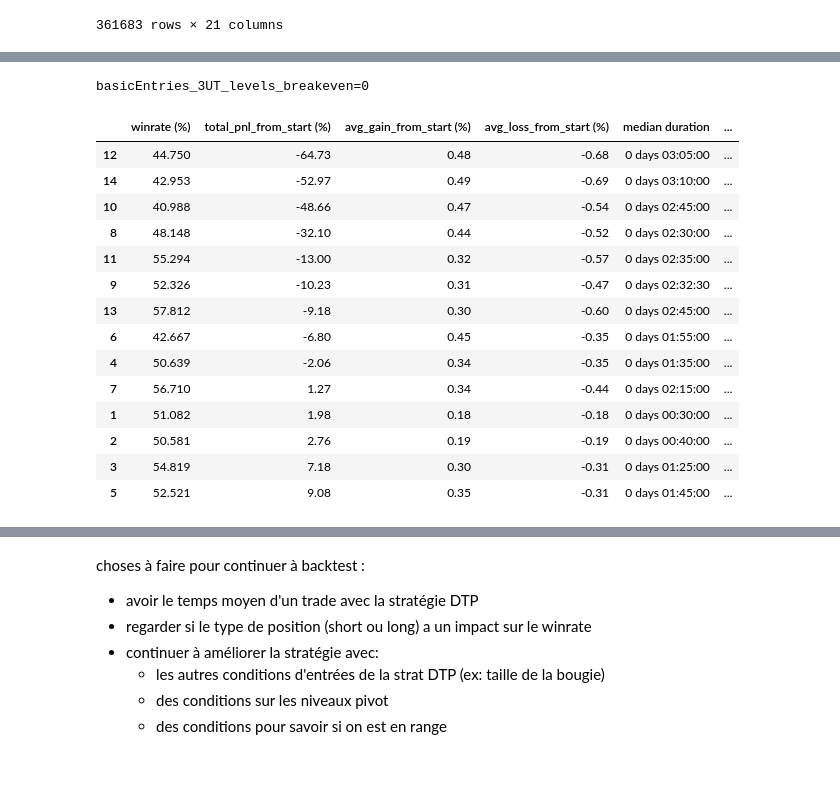
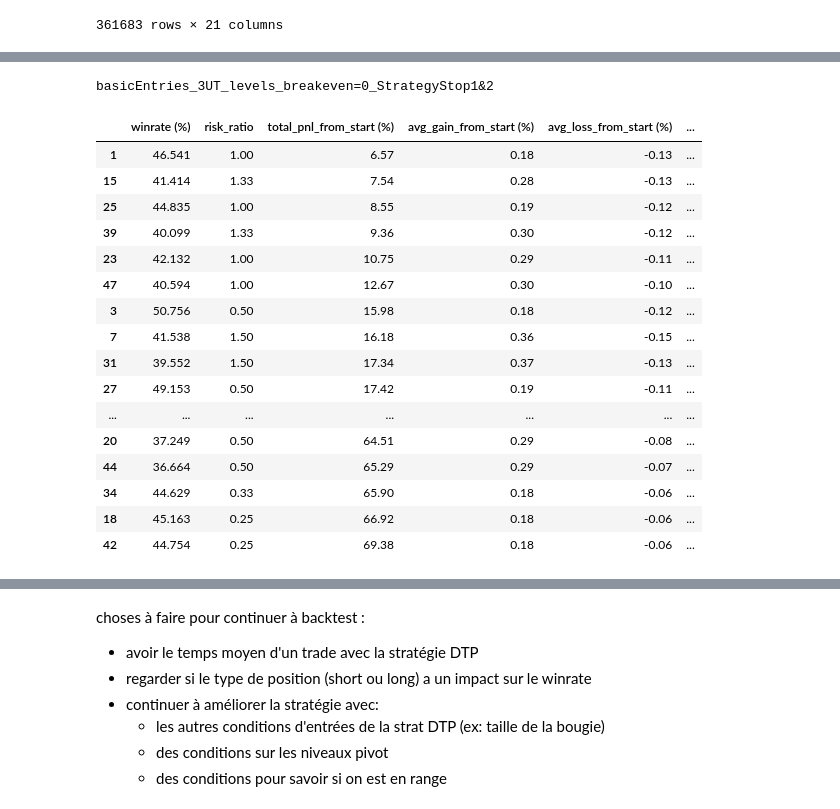
Before and after one commit to tessanix/Backtest_Trading, a Jupyter notebook: strategies_backtest.ipynb, the cells around one changed output, grey strips where cells are left out. Saved outputs shown, nothing was run; the diff lists cells and outputs as text; code cells hidden in the pictures; blank space fills up the shorter version.

```diff
--- a/strategies_backtest.ipynb
+++ b/strategies_backtest.ipynb
@@ -123,30 +123,32 @@ df_M5
 # %%
 import strategy_runner
 from strategies.DTP_Strategy import DTP
+from datetime import datetime
 pd.options.mode.chained_assignment = None  # default='warn'
 
 trades_database = {}
 
 params = {
-    # "times_below_breakeven_treshold": [2,3],
+    "stopMethods": [2], # [1, 2],
     "slInTicks": [25,50,75,100],
-    "tpInTicks": [25,50,75,100, 120],
+    "tpInTicks": [25,50,75,100],
     "onlyUSSession": [True, False]
 }
-use3UT = True
-times_below_breakeven_treshold = 0 # if == 0 => pas de breakeven durant les trades
+use3UT = False
 useAllEntryPoints = False
 
-strategy = DTP(df_M5[0:350_000], use3UT, useAllEntryPoints)
+strategy = DTP(df_M5[:350_000], use3UT, useAllEntryPoints)
 iteration = 1
-for sl in params["slInTicks"]:
-    # for b in params["times_below_breakeven_treshold"]:
+for sm in params["stopMethods"]:
+    for sl in params["slInTicks"]:
         for tp in params["tpInTicks"]:
             for onlyUSSession in params["onlyUSSession"]:
-                if sl <= tp and tp/sl < 1.6: # On ne veut que des trade avec un risk ratio >= à 1
-                    title = f'sl: {sl}, tp: {tp}, US_hours_only: {onlyUSSession}'
-                    print(f'iteration n°{iteration}, parameters: {title}')
-                    trades = strategy_runner.strategyLoop(strategy, sl, tp, onlyUSSession, times_below_breakeven_treshold)
-                    trades_database[iteration] = [trades, sl, tp, onlyUSSession]
+                if tp/sl < 1.6: # On ne veut que des trade avec un risk ratio >= à 1
+                    start_time = datetime.now()
+                    print(f'parameters: sl={sl}, tp={tp}, US_hours_only={onlyUSSession}, sm={sm} are being tested...')
+                    trades = strategy_runner.strategyLoop(strategy, sl, tp, onlyUSSession, stopMethod=sm)
+                    trades_database[iteration] = [trades, sl, tp, onlyUSSession, sm]
+                    end_time = datetime.now()
+                    print(f'iteration n°{iteration} finished in {end_time-start_time}')
                     iteration+=1
 # %% [output]
@@ -180,4 +185,4 @@ save_object(trades_database, 'trade_datas/basicEntries_3UT_levels_breakeven=0_St
 # %%
-trades_database2 = load_object('trade_datas/basicEntries_3UT_levels_breakeven=2.pkl')
+trades_database = load_object('trade_datas/basicEntries_3UT_levels_breakeven=0_StrategyStop1&2.pkl')
 # BEST WINRATE SO FAR : trades_database_basic_no_3UT_levels.pkl with 0.5813
 # %%
@@ -223,20 +247,24 @@ start date : 2019-08-13 18:10:00, end date : 2024-12-12 18:55:00
 # %%
-print('basicEntries_3UT_levels_breakeven=0')
+print('basicEntries_3UT_levels_breakeven=0_StrategyStop1&2')
+trades_database = load_object('trade_datas/basicEntries_3UT_levels_breakeven=0_StrategyStop1&2.pkl')
+winrate_dictionnary = create_winrate_dictionnary(trades_database, 2)
 pd.DataFrame.from_dict(winrate_dictionnary, orient='index')
 # %% [output]
-basicEntries_3UT_levels_breakeven=0
+basicEntries_3UT_levels_breakeven=0_StrategyStop1&2
-|  | winrate (%) | total_pnl_from_start (%) | avg_gain_from_start (%) | avg_loss_from_start (%) | median duration | ... |
-| 12 | 44.750 | -64.73 | 0.48 | -0.68 | 0 days 03:05:00 | ... |
-| 14 | 42.953 | -52.97 | 0.49 | -0.69 | 0 days 03:10:00 | ... |
-| 10 | 40.988 | -48.66 | 0.47 | -0.54 | 0 days 02:45:00 | ... |
-| 8 | 48.148 | -32.10 | 0.44 | -0.52 | 0 days 02:30:00 | ... |
-| 11 | 55.294 | -13.00 | 0.32 | -0.57 | 0 days 02:35:00 | ... |
-| 9 | 52.326 | -10.23 | 0.31 | -0.47 | 0 days 02:32:30 | ... |
-| 13 | 57.812 | -9.18 | 0.30 | -0.60 | 0 days 02:45:00 | ... |
-| 6 | 42.667 | -6.80 | 0.45 | -0.35 | 0 days 01:55:00 | ... |
-| 4 | 50.639 | -2.06 | 0.34 | -0.35 | 0 days 01:35:00 | ... |
-| 7 | 56.710 | 1.27 | 0.34 | -0.44 | 0 days 02:15:00 | ... |
-| 1 | 51.082 | 1.98 | 0.18 | -0.18 | 0 days 00:30:00 | ... |
-| 2 | 50.581 | 2.76 | 0.19 | -0.19 | 0 days 00:40:00 | ... |
-| 3 | 54.819 | 7.18 | 0.30 | -0.31 | 0 days 01:25:00 | ... |
-| 5 | 52.521 | 9.08 | 0.35 | -0.31 | 0 days 01:45:00 | ... |
+|  | winrate (%) | risk_ratio | total_pnl_from_start (%) | avg_gain_from_start (%) | avg_loss_from_start (%) | ... |
+| 1 | 46.541 | 1.00 | 6.57 | 0.18 | -0.13 | ... |
+| 15 | 41.414 | 1.33 | 7.54 | 0.28 | -0.13 | ... |
+| 25 | 44.835 | 1.00 | 8.55 | 0.19 | -0.12 | ... |
+| 39 | 40.099 | 1.33 | 9.36 | 0.30 | -0.12 | ... |
+| 23 | 42.132 | 1.00 | 10.75 | 0.29 | -0.11 | ... |
+| 47 | 40.594 | 1.00 | 12.67 | 0.30 | -0.10 | ... |
+| 3 | 50.756 | 0.50 | 15.98 | 0.18 | -0.12 | ... |
+| 7 | 41.538 | 1.50 | 16.18 | 0.36 | -0.15 | ... |
+| 31 | 39.552 | 1.50 | 17.34 | 0.37 | -0.13 | ... |
+| 27 | 49.153 | 0.50 | 17.42 | 0.19 | -0.11 | ... |
+| ... | ... | ... | ... | ... | ... | ... |
+| 20 | 37.249 | 0.50 | 64.51 | 0.29 | -0.08 | ... |
+| 44 | 36.664 | 0.50 | 65.29 | 0.29 | -0.07 | ... |
+| 34 | 44.629 | 0.33 | 65.90 | 0.18 | -0.06 | ... |
+| 18 | 45.163 | 0.25 | 66.92 | 0.18 | -0.06 | ... |
+| 42 | 44.754 | 0.25 | 69.38 | 0.18 | -0.06 | ... |
```
Also changed, not shown: parts of 8 cells of this notebook, 8 other files.
